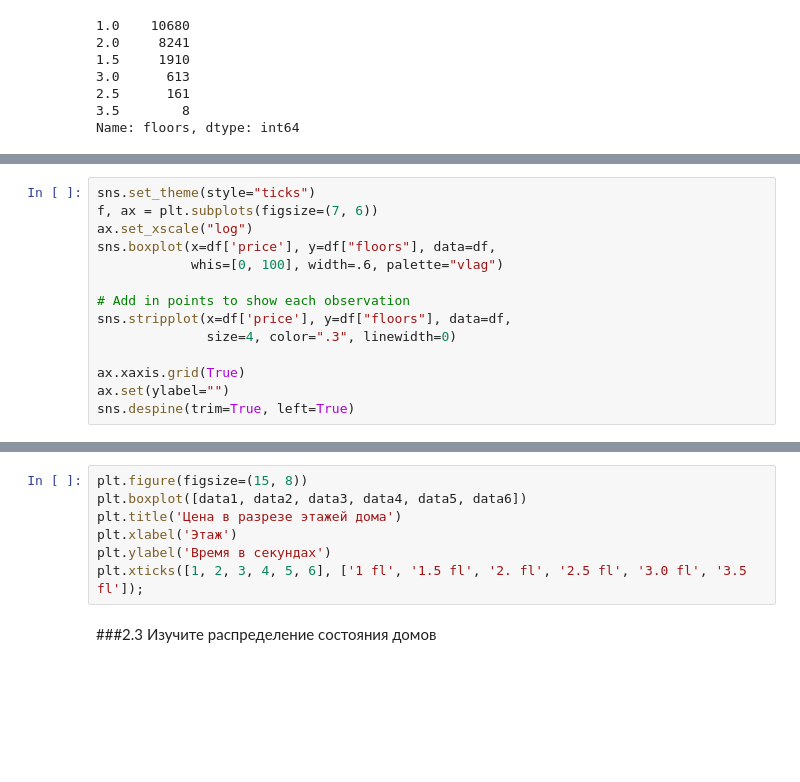
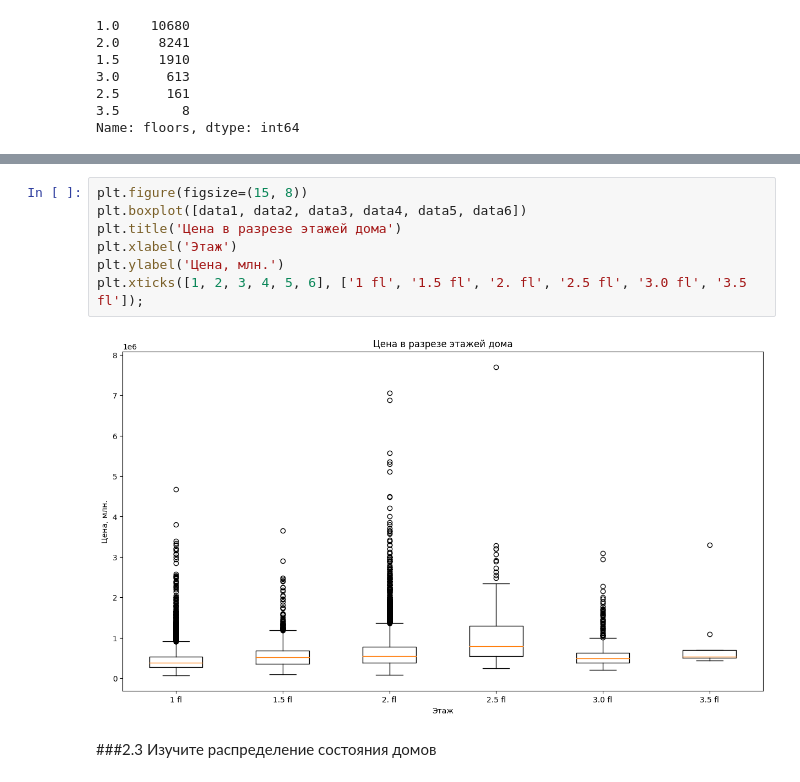
Before and after one commit to MargaritaFateeva/PythonSeminars, a Jupyter notebook: DZ04_python2.ipynb, the cells around one changed output, grey strips where cells are left out. Drawn from its saved outputs; the diff is of its cells as text; blank space fills up the shorter version.

```diff
--- a/DZ04_python2.ipynb
+++ b/DZ04_python2.ipynb
@@ -221,14 +202,0 @@ plt.show()
-# %%
-sns.set_theme(style="ticks")
-f, ax = plt.subplots(figsize=(7, 6))
-ax.set_xscale("log")
-sns.boxplot(x=df['price'], y=df["floors"], data=df,
-            whis=[0, 100], width=.6, palette="vlag")
-
-# Add in points to show each observation
-sns.stripplot(x=df['price'], y=df["floors"], data=df,
-              size=4, color=".3", linewidth=0)
-
-ax.xaxis.grid(True)
-ax.set(ylabel="")
-sns.despine(trim=True, left=True)
@@ -237,9 +203,11 @@ sns.despine(trim=True, left=True)
 # %%
 plt.figure(figsize=(15, 8))
 plt.boxplot([data1, data2, data3, data4, data5, data6])
 plt.title('Цена в разрезе этажей дома')
 plt.xlabel('Этаж')
-plt.ylabel('Время в секундах')
+plt.ylabel('Цена, млн.')
 plt.xticks([1, 2, 3, 4, 5, 6], ['1 fl', '1.5 fl', '2. fl', '2.5 fl', '3.0 fl', '3.5 fl']);
+# %% [output]
+[figure, added]
 # %% [markdown]
 ###2.3 Изучите распределение состояния домов
```
Also changed, not shown: parts of 6 cells of this notebook.
